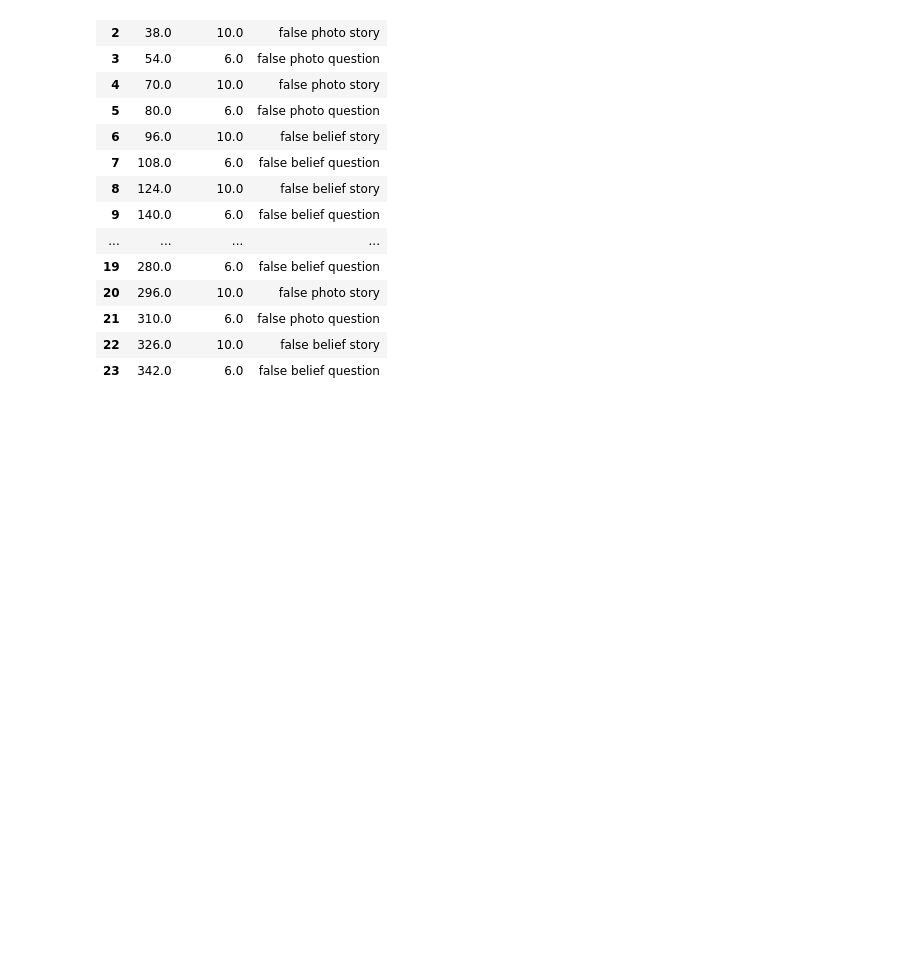
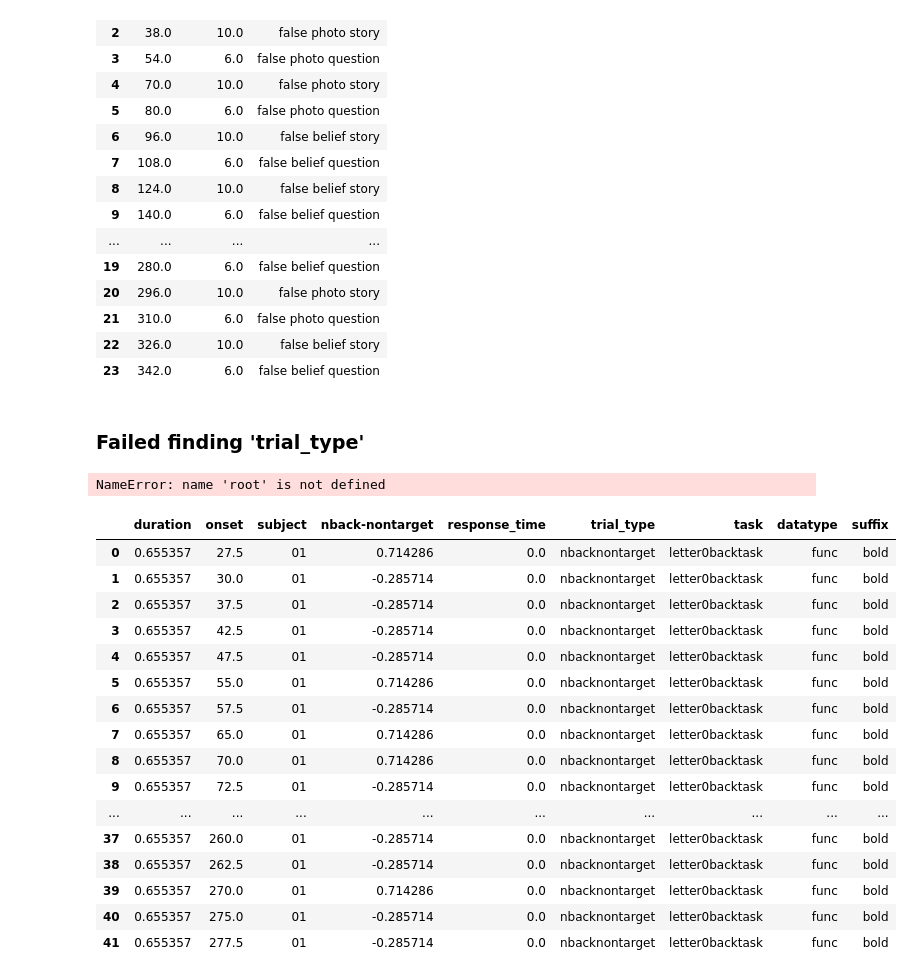
Before and after one commit to lobennett/openneuro_glmfitlins, a Jupyter notebook: scripts/jupyter_notebooks/transformations.ipynb, the cells around one changed output. Cells and saved outputs as stored; diff of their text form; code cells hidden in the pictures; blank space fills up the shorter version.

```diff
--- a/scripts/jupyter_notebooks/transformations.ipynb
+++ b/scripts/jupyter_notebooks/transformations.ipynb
@@ -1103,3 +1103,41 @@ pd.read_csv('/oak/stanford/groups/russpold/data/openneuro_fitlins/input/ds000109
 | 21 | 310.0 | 6.0 | false photo question |
 | 22 | 326.0 | 10.0 | false belief story |
 | 23 | 342.0 | 6.0 | false belief question |
+# %% [markdown]
+### Failed finding 'trial_type'
+# %%
+bids_inp = f"/oak/stanford/groups/russpold/data/openneuro_fitlins/input/{study_id}"
+derivs = f"/oak/stanford/groups/russpold/data/openneuro_fitlins/fmriprep/{study_id}"
+
+layout = BIDSLayout(root=bids_inp, database_path=derivs, reset_database=reset_database)
+# %% [output]
+NameError: name 'root' is not defined
+# %%
+study_id = 'ds000115'
+taskname = "letter0backtask"
+spec_file = f"/oak/stanford/groups/russpold/users/demidenm/openneuro_glmfitlins/statsmodel_specs/{study_id}/{study_id}-{taskname}_specs.json"
+with open(spec_file, 'r') as f:
+    spec_data = json.load(f)
+
+bids_inp = f"/oak/stanford/groups/russpold/data/openneuro_fitlins/input/{study_id}"
+ignore_indexer = BIDSLayoutIndexer(ignore=[r"sub-.*_physio\.(json|tsv\.gz)"])
+events_df, root_mod = get_bidstats_events(bids_inp, spec_data, scan_length=137, ignored=[r"sub-.*_physio\.(json|tsv\.gz)"], return_events_num=0)
+events_df
+# %% [output]
+|  | duration | onset | subject | nback-nontarget | response_time | trial_type | task | datatype | suffix |
+| 0 | 0.655357 | 27.5 | 01 | 0.714286 | 0.0 | nbacknontarget | letter0backtask | func | bold |
+| 1 | 0.655357 | 30.0 | 01 | -0.285714 | 0.0 | nbacknontarget | letter0backtask | func | bold |
+| 2 | 0.655357 | 37.5 | 01 | -0.285714 | 0.0 | nbacknontarget | letter0backtask | func | bold |
+| 3 | 0.655357 | 42.5 | 01 | -0.285714 | 0.0 | nbacknontarget | letter0backtask | func | bold |
+| 4 | 0.655357 | 47.5 | 01 | -0.285714 | 0.0 | nbacknontarget | letter0backtask | func | bold |
+| 5 | 0.655357 | 55.0 | 01 | 0.714286 | 0.0 | nbacknontarget | letter0backtask | func | bold |
+| 6 | 0.655357 | 57.5 | 01 | -0.285714 | 0.0 | nbacknontarget | letter0backtask | func | bold |
+| 7 | 0.655357 | 65.0 | 01 | 0.714286 | 0.0 | nbacknontarget | letter0backtask | func | bold |
+| 8 | 0.655357 | 70.0 | 01 | 0.714286 | 0.0 | nbacknontarget | letter0backtask | func | bold |
+| 9 | 0.655357 | 72.5 | 01 | -0.285714 | 0.0 | nbacknontarget | letter0backtask | func | bold |
+| ... | ... | ... | ... | ... | ... | ... | ... | ... | ... |
+| 37 | 0.655357 | 260.0 | 01 | -0.285714 | 0.0 | nbacknontarget | letter0backtask | func | bold |
+| 38 | 0.655357 | 262.5 | 01 | -0.285714 | 0.0 | nbacknontarget | letter0backtask | func | bold |
+| 39 | 0.655357 | 270.0 | 01 | 0.714286 | 0.0 | nbacknontarget | letter0backtask | func | bold |
+| 40 | 0.655357 | 275.0 | 01 | -0.285714 | 0.0 | nbacknontarget | letter0backtask | func | bold |
+| 41 | 0.655357 | 277.5 | 01 | -0.285714 | 0.0 | nbacknontarget | letter0backtask | func | bold |
```
Also changed, not shown: parts of 4 cells of this notebook, 7 other files.
